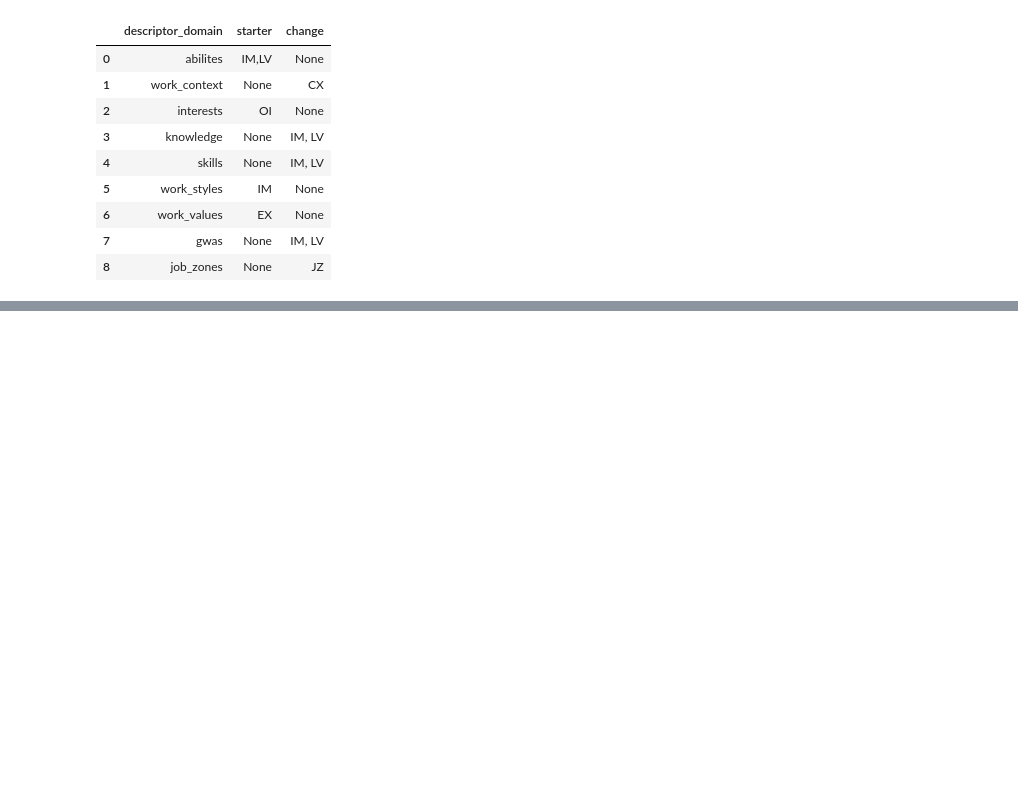
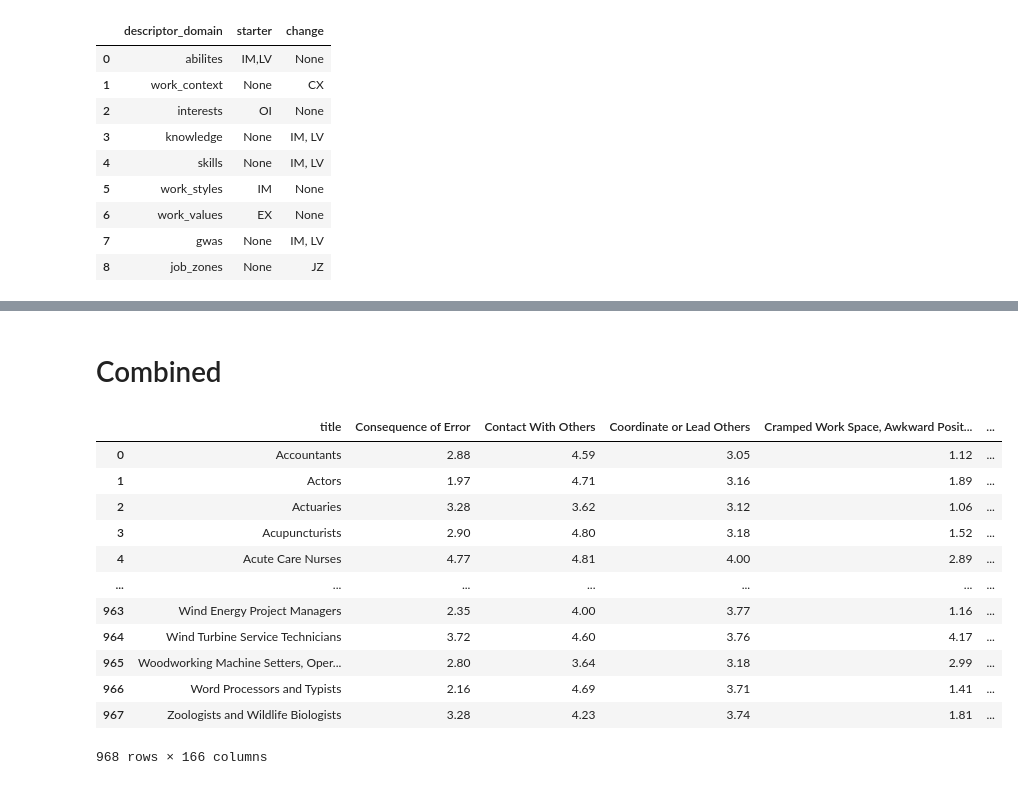
Before and after one commit to thanh17/-UROP-Employment-Pathway, a Jupyter notebook: Career Changer Replication.ipynb, the cells around one changed output, grey strips where cells are left out. Drawn from its saved outputs; the diff is of its cells as text; code cells hidden in the pictures; blank space fills up the shorter version.

```diff
--- a/Career Changer Replication.ipynb
+++ b/Career Changer Replication.ipynb
@@ -49,0 +179,23 @@ def get_data(connection, descriptor_domain):
+# %% [markdown]
+# Combined
+# %%
+df = reduce(lambda x,y: pd.merge(x,y, on='title', how='outer'), [df_wc,df_knowledge,df_skills,df_gwas,df_jz])
+df[df.columns[1:]]
+name_dict = df['title'].to_dict()
+cols = df_wc.index
+cols
+df
+# %% [output]
+|  | title | Consequence of Error | Contact With Others | Coordinate or Lead Others | Cramped Work Space, Awkward Posit... | ... |
+| 0 | Accountants | 2.88 | 4.59 | 3.05 | 1.12 | ... |
+| 1 | Actors | 1.97 | 4.71 | 3.16 | 1.89 | ... |
+| 2 | Actuaries | 3.28 | 3.62 | 3.12 | 1.06 | ... |
+| 3 | Acupuncturists | 2.90 | 4.80 | 3.18 | 1.52 | ... |
+| 4 | Acute Care Nurses | 4.77 | 4.81 | 4.00 | 2.89 | ... |
+| ... | ... | ... | ... | ... | ... | ... |
+| 963 | Wind Energy Project Managers | 2.35 | 4.00 | 3.77 | 1.16 | ... |
+| 964 | Wind Turbine Service Technicians | 3.72 | 4.60 | 3.76 | 4.17 | ... |
+| 965 | Woodworking Machine Setters, Oper... | 2.80 | 3.64 | 3.18 | 2.99 | ... |
+| 966 | Word Processors and Typists | 2.16 | 4.69 | 3.71 | 1.41 | ... |
+| 967 | Zoologists and Wildlife Biologists | 3.28 | 4.23 | 3.74 | 1.81 | ... |
+968 rows × 166 columns
```
Also changed, not shown: parts of 15 cells of this notebook.
